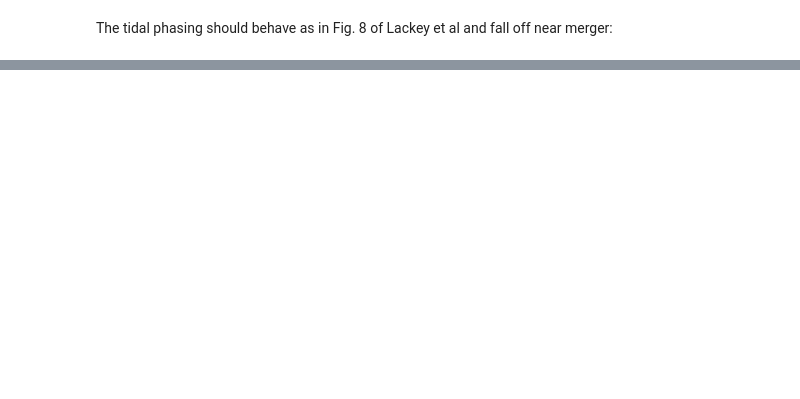
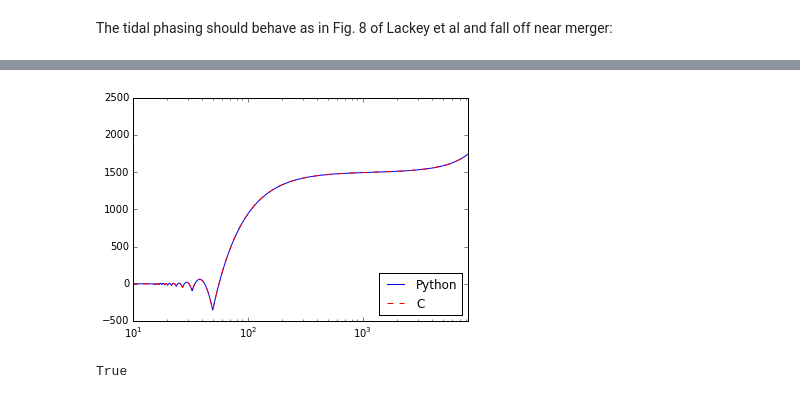
Before and after one commit to prayush/nsbh_tidal, a Jupyter notebook: LAL/LackeyLALTest.ipynb, the cells around one changed output, grey strips where cells are left out. Saved outputs shown, nothing was run; the diff lists cells and outputs as text; code cells hidden in the pictures; blank space fills up the shorter version.

```diff
--- a/LAL/LackeyLALTest.ipynb
+++ b/LAL/LackeyLALTest.ipynb
@@ -130,0 +193,13 @@ ylim([-0.2e-23,0.2e-23]);
+# %%
+phiPy = unwrap(angle(hPy))
+phi = unwrap(angle(h))
+semilogx(fPy, phiPy, label='Python')
+semilogx(f, phi, 'r--', label='C')
+legend(loc=4)
+xlim([10, 8192]);
+# %% [output]
+[figure, added]
+# %%
+np.allclose(fPy, f)
+# %% [output]
+True
```
Also changed, not shown: parts of 32 cells of this notebook, 2 other files.
